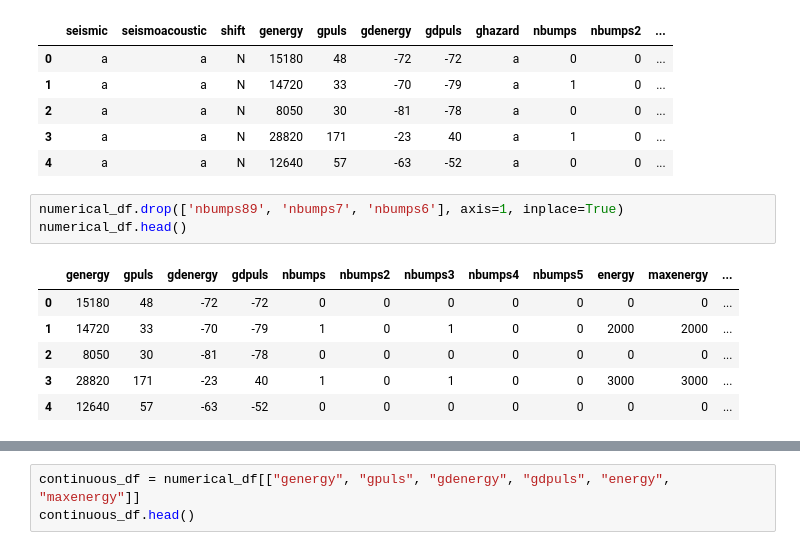
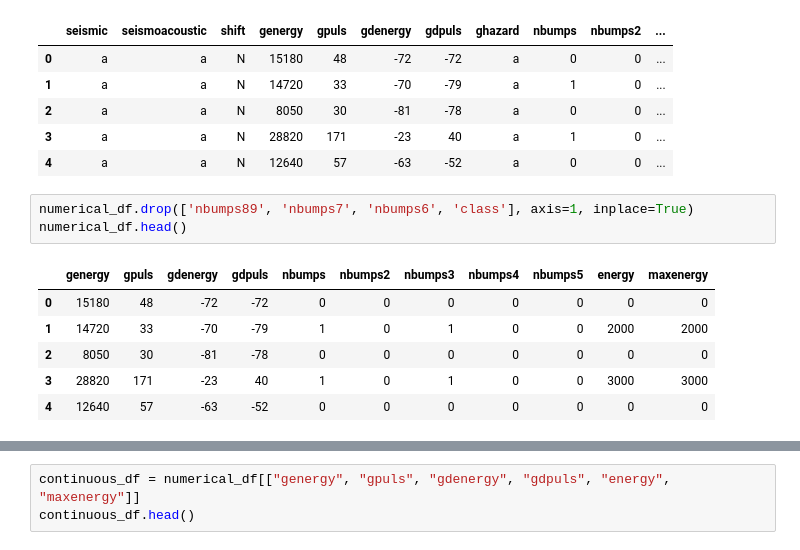
Before and after one commit to WenHao1223/cpc251-proj, a Jupyter notebook: Seismic/CPC251_Project_Part1_Seismic6.ipynb, the cells around one changed output, grey strips where cells are left out. Cells and saved outputs as stored; diff of their text form.

```diff
--- a/Seismic/CPC251_Project_Part1_Seismic6.ipynb
+++ b/Seismic/CPC251_Project_Part1_Seismic6.ipynb
@@ -188,15 +196,15 @@ df.head()
 | 3 | a | a | N | 28820 | 171 | -23 | 40 | a | 1 | 0 | ... |
 | 4 | a | a | N | 12640 | 57 | -63 | -52 | a | 0 | 0 | ... |
 # %%
-numerical_df.drop(['nbumps89', 'nbumps7', 'nbumps6'], axis=1, inplace=True)
+numerical_df.drop(['nbumps89', 'nbumps7', 'nbumps6', 'class'], axis=1, inplace=True)
 numerical_df.head()
 # %% [output]
-|  | genergy | gpuls | gdenergy | gdpuls | nbumps | nbumps2 | nbumps3 | nbumps4 | nbumps5 | energy | maxenergy | ... |
-| 0 | 15180 | 48 | -72 | -72 | 0 | 0 | 0 | 0 | 0 | 0 | 0 | ... |
-| 1 | 14720 | 33 | -70 | -79 | 1 | 0 | 1 | 0 | 0 | 2000 | 2000 | ... |
-| 2 | 8050 | 30 | -81 | -78 | 0 | 0 | 0 | 0 | 0 | 0 | 0 | ... |
-| 3 | 28820 | 171 | -23 | 40 | 1 | 0 | 1 | 0 | 0 | 3000 | 3000 | ... |
-| 4 | 12640 | 57 | -63 | -52 | 0 | 0 | 0 | 0 | 0 | 0 | 0 | ... |
+|  | genergy | gpuls | gdenergy | gdpuls | nbumps | nbumps2 | nbumps3 | nbumps4 | nbumps5 | energy | maxenergy |
+| 0 | 15180 | 48 | -72 | -72 | 0 | 0 | 0 | 0 | 0 | 0 | 0 |
+| 1 | 14720 | 33 | -70 | -79 | 1 | 0 | 1 | 0 | 0 | 2000 | 2000 |
+| 2 | 8050 | 30 | -81 | -78 | 0 | 0 | 0 | 0 | 0 | 0 | 0 |
+| 3 | 28820 | 171 | -23 | 40 | 1 | 0 | 1 | 0 | 0 | 3000 | 3000 |
+| 4 | 12640 | 57 | -63 | -52 | 0 | 0 | 0 | 0 | 0 | 0 | 0 |
 # %%
 numerical_df.describe()
 # %% [output]
```
Also changed, not shown: parts of 17 cells of this notebook.
